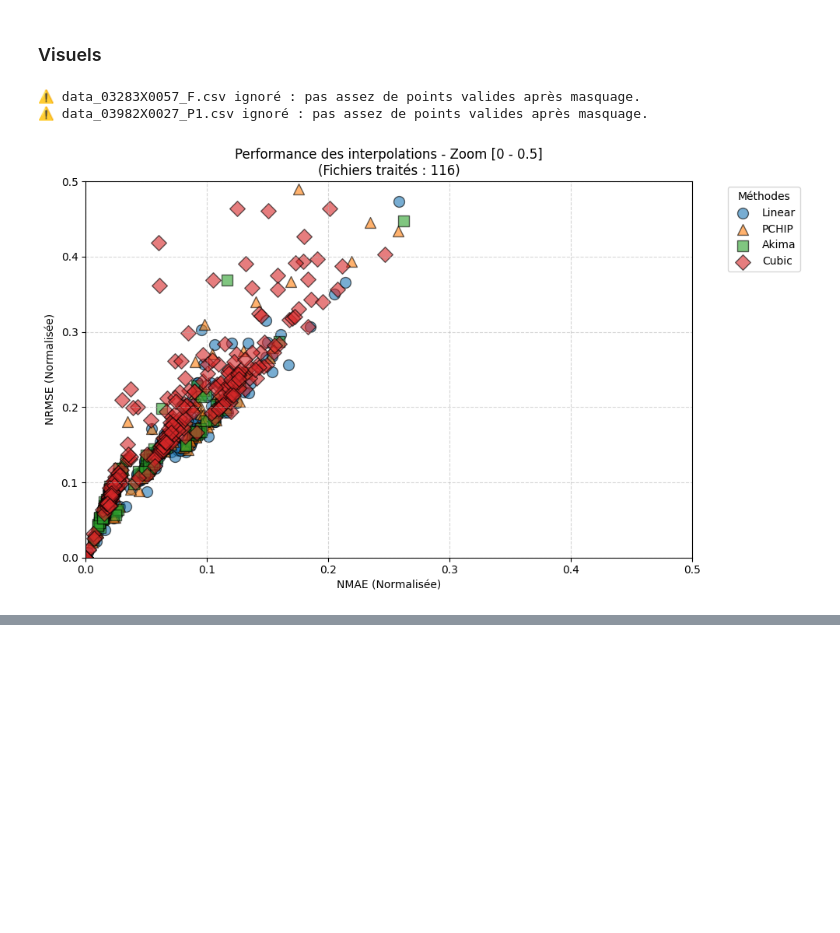
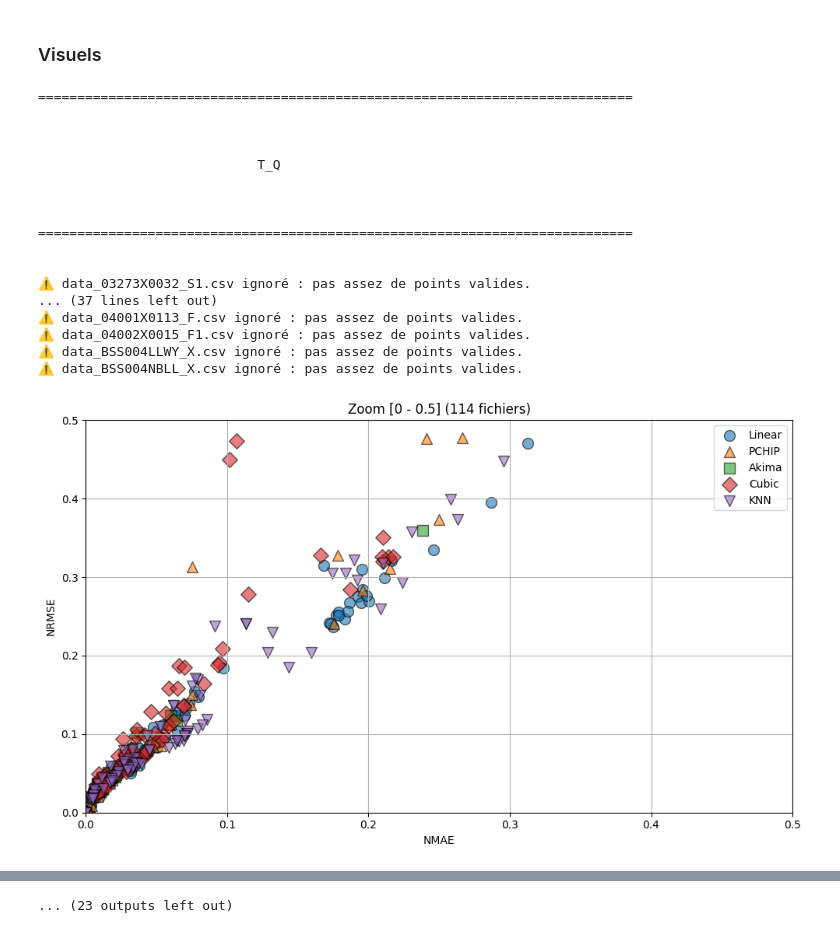
Before and after one commit to TronnoxUwU/STAGE-Junon, a Jupyter notebook: notebooks/interpolations.ipynb, the cells around one changed output, grey strips where cells are left out. Saved outputs shown, nothing was run; the diff lists cells and outputs as text; code cells hidden in the pictures; blank space fills up the shorter version.

```diff
--- a/notebooks/interpolations.ipynb
+++ b/notebooks/interpolations.ipynb
@@ -224,0 +312,21 @@ plt.show()
+# %%
+x = np.arange(len(df))
+y = df[valeur_de_travail].to_numpy()
+
+if "time" not in df.columns:
+    df = df.reset_index()
+
+knn = knn_impute(df, valeur_de_travail, k=7)
+
+methods = {
+    "knn": knn[valeur_de_travail],
+    "Mesures": df[valeur_de_travail],
+}
+
+plt.figure(figsize=(12,6))
+for label, arr in methods.items():
+    plt.plot(df['time'],arr, label=label)
+plt.xlabel("Date")
+plt.ylabel(valeur_de_travail)
+plt.legend()
+plt.show()
@@ -336,6 +446,9 @@ def prepare_dataset(file, valeur_de_travail, remove_pct, rng):
 def compute_interpolations(df, y, valeur_de_travail):
     x = np.arange(len(df))
 
+    df_with_holes = df.copy()
+    df_with_holes[valeur_de_travail] = y
+
     methods = {
         "Linear": pd.Series(y).interpolate(method='linear', limit_direction='both').to_numpy(),
         "PCHIP": interpolation_pchip_array(
@@ -347,6 +460,8 @@ def compute_interpolations(df, y, valeur_de_travail):
             valeur_de_travail
         ),
         "Cubic": interpolation_cubique_array(x, y),
+        "KNN": knn_impute(df_with_holes, valeur_de_travail, k=5)[valeur_de_travail].to_numpy()
+
     }
 
     return methods
@@ -439,7 +554,7 @@ def plot_scatter_zooms(error_df, processed_count):
 
 def compute_ranking_stats(error_df):
     error_df = error_df.copy()
-    error_df['rank'] = error_df.groupby('dataset')['NMAE'].rank(method='min')
+    error_df['rank'] = error_df.groupby(['dataset', 'pct_removed'])['NMAE'].rank(method='min')
 
     stats = []
 
@@ -623,6 +738,14 @@ def run_full_evaluation(folder_path,
                         random_state=42,
                         target_dataset_name=None):
 
+    print(f"""
+============================================================================\n
+\n
+                            {valeur_de_travail}\n
+\n
+============================================================================\n
+""")
+
     error_df = evaluate_all_files(
         folder_path,
         valeur_de_travail,
@@ -656,8 +779,25 @@ def run_full_evaluation(folder_path,
     return error_df, stats_df
 # %%
 # Suppose que tu as plusieurs DataFrames
-print(run_full_evaluation(dossier_nappe, valeur_de_travail, remove_pct_list=[0.1,0.3,0.5]))
+# run_full_evaluation(dossier_nappe, valeur_de_travail, remove_pct_list=[0.1,0.3,0.5,0.8])
+
+for elt in ["niveau_nappe_eau","ETP_Q","PRELIQ_Q","T_Q"] : run_full_evaluation(dossier_nappe, elt, remove_pct_list=[0.1,0.3,0.5])
 # %% [output]
-⚠️ data_03283X0057_F.csv ignoré : pas assez de points valides après masquage.
-⚠️ data_03982X0027_P1.csv ignoré : pas assez de points valides après masquage.
+============================================================================
+
+
+
+                            T_Q
+
+
+
+============================================================================
+
+
+⚠️ data_03273X0032_S1.csv ignoré : pas assez de points valides.
+... (37 lines left out)
+⚠️ data_04001X0113_F.csv ignoré : pas assez de points valides.
+⚠️ data_04002X0015_F1.csv ignoré : pas assez de points valides.
+⚠️ data_BSS004LLWY_X.csv ignoré : pas assez de points valides.
+⚠️ data_BSS004NBLL_X.csv ignoré : pas assez de points valides.
-[figure, old version]
+[figure, new version]
@@ -682,0 +826 @@ print(run_full_evaluation(dossier_nappe, valeur_de_travail, remove_pct_list=[0.1
+... (23 outputs left out)
```
Also changed, not shown: parts of 16 cells of this notebook, 1 other file.
